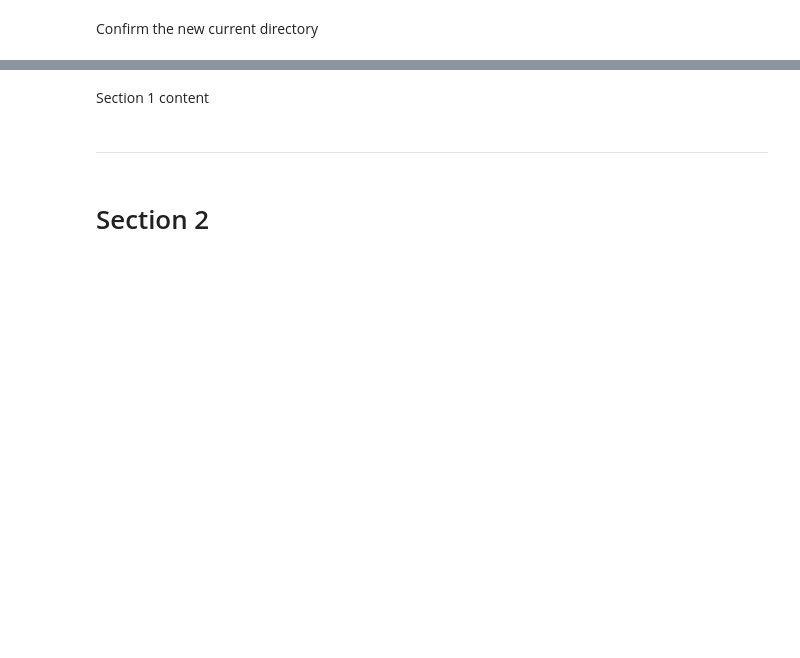
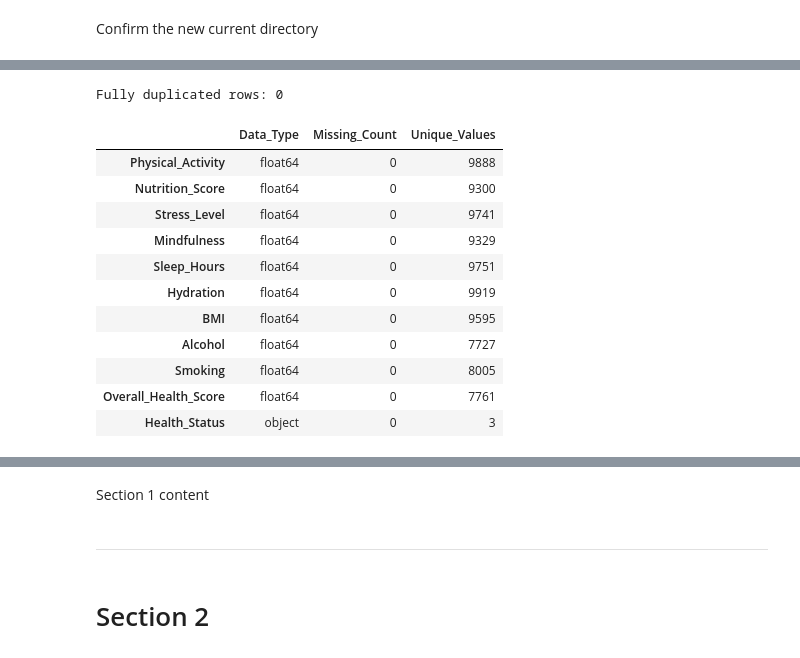
Before and after one commit to LieneRubule/Holistic-Health-and-Lifestyle-Score-Dataset, a Jupyter notebook: jupyter_notebooks/01_Data_Inspection_and_Cleaning.ipynb, the cells around one changed output, grey strips where cells are left out. Drawn from its saved outputs; the diff is of its cells as text; code cells hidden in the pictures; blank space fills up the shorter version.

```diff
--- a/jupyter_notebooks/01_Data_Inspection_and_Cleaning.ipynb
+++ b/jupyter_notebooks/01_Data_Inspection_and_Cleaning.ipynb
@@ -59,0 +117,24 @@ current_dir
+# %%
+structure_summary = pd.DataFrame({
+    "Data_Type": df.dtypes.astype(str),
+    "Missing_Count": df.isna().sum(),
+    "Unique_Values": df.nunique()
+})
+
+print("Fully duplicated rows:", df.duplicated().sum())
+
+structure_summary
+# %% [output]
+Fully duplicated rows: 0
+|  | Data_Type | Missing_Count | Unique_Values |
+| Physical_Activity | float64 | 0 | 9888 |
+| Nutrition_Score | float64 | 0 | 9300 |
+| Stress_Level | float64 | 0 | 9741 |
+| Mindfulness | float64 | 0 | 9329 |
+| Sleep_Hours | float64 | 0 | 9751 |
+| Hydration | float64 | 0 | 9919 |
+| BMI | float64 | 0 | 9595 |
+| Alcohol | float64 | 0 | 7727 |
+| Smoking | float64 | 0 | 8005 |
+| Overall_Health_Score | float64 | 0 | 7761 |
+| Health_Status | object | 0 | 3 |
```
Also changed, not shown: parts of 15 cells of this notebook.
